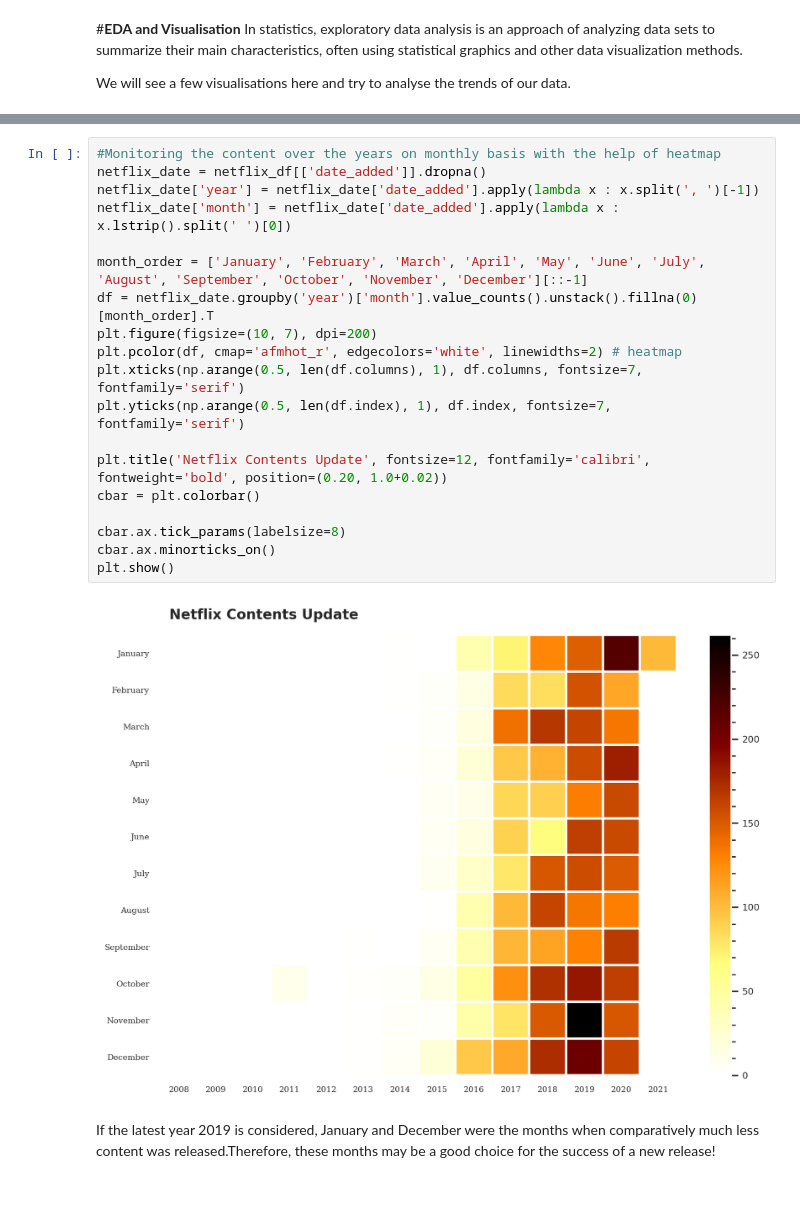
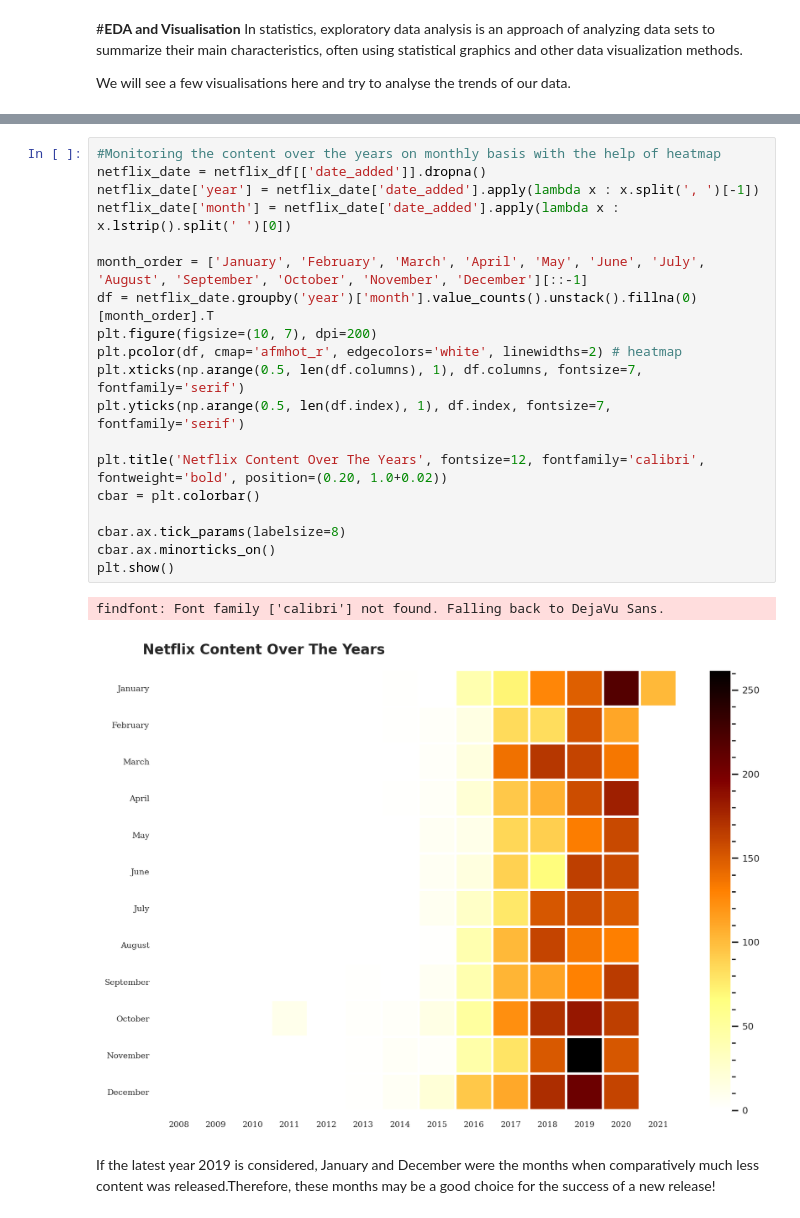
Before and after one commit to spandit98/Netflix-Movies-and-TV-Shows-Clustering, a Jupyter notebook: Soumyadeep_NETFLIX_MOVIES_AND_TV_SHOWS_CLUSTERING.ipynb, the cells around one changed output, grey strips where cells are left out. Saved outputs shown, nothing was run; the diff lists cells and outputs as text.

```diff
--- a/Soumyadeep_NETFLIX_MOVIES_AND_TV_SHOWS_CLUSTERING.ipynb
+++ b/Soumyadeep_NETFLIX_MOVIES_AND_TV_SHOWS_CLUSTERING.ipynb
@@ -361,24 +375,25 @@ Now let us monitor the content over the years on monthly basis.
 # %%
 #Monitoring the content over the years on monthly basis with the help of heatmap
 netflix_date = netflix_df[['date_added']].dropna()
 netflix_date['year'] = netflix_date['date_added'].apply(lambda x : x.split(', ')[-1])
 netflix_date['month'] = netflix_date['date_added'].apply(lambda x : x.lstrip().split(' ')[0])
 
 month_order = ['January', 'February', 'March', 'April', 'May', 'June', 'July', 'August', 'September', 'October', 'November', 'December'][::-1]
 df = netflix_date.groupby('year')['month'].value_counts().unstack().fillna(0)[month_order].T
 plt.figure(figsize=(10, 7), dpi=200)
 plt.pcolor(df, cmap='afmhot_r', edgecolors='white', linewidths=2) # heatmap
 plt.xticks(np.arange(0.5, len(df.columns), 1), df.columns, fontsize=7, fontfamily='serif')
 plt.yticks(np.arange(0.5, len(df.index), 1), df.index, fontsize=7, fontfamily='serif')
 
-plt.title('Netflix Contents Update', fontsize=12, fontfamily='calibri', fontweight='bold', position=(0.20, 1.0+0.02))
+plt.title('Netflix Content Over The Years', fontsize=12, fontfamily='calibri', fontweight='bold', position=(0.20, 1.0+0.02))
 cbar = plt.colorbar()
 
 cbar.ax.tick_params(labelsize=8)
 cbar.ax.minorticks_on()
 plt.show()
 # %% [output]
+findfont: Font family ['calibri'] not found. Falling back to DejaVu Sans.
-[figure, old version]
+[figure, new version]
 # %% [markdown]
 If the latest year 2019 is considered, January and December were the months when comparatively much less content was released.Therefore, these months may be a good choice for the success of a new release!
 # %% [markdown]
```
Also changed, not shown: parts of 54 cells of this notebook.
